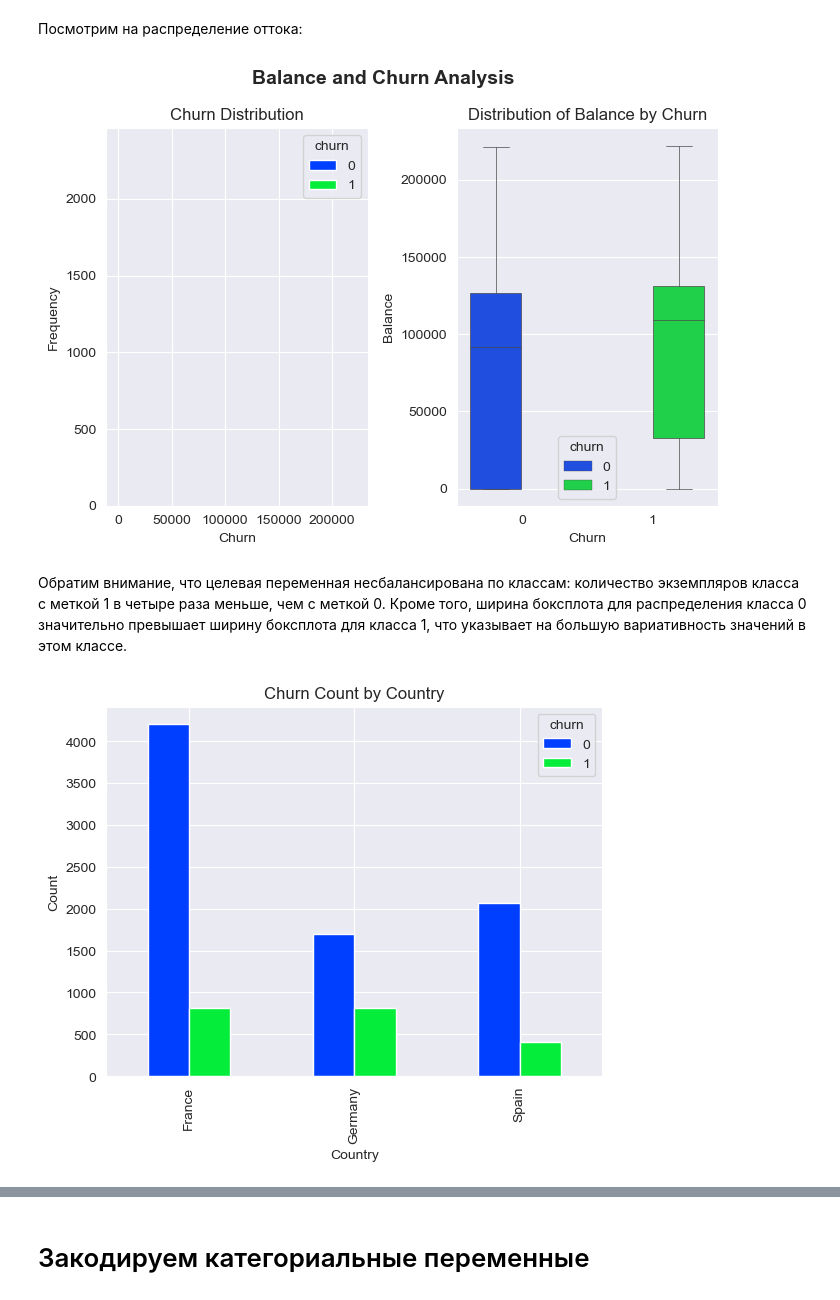
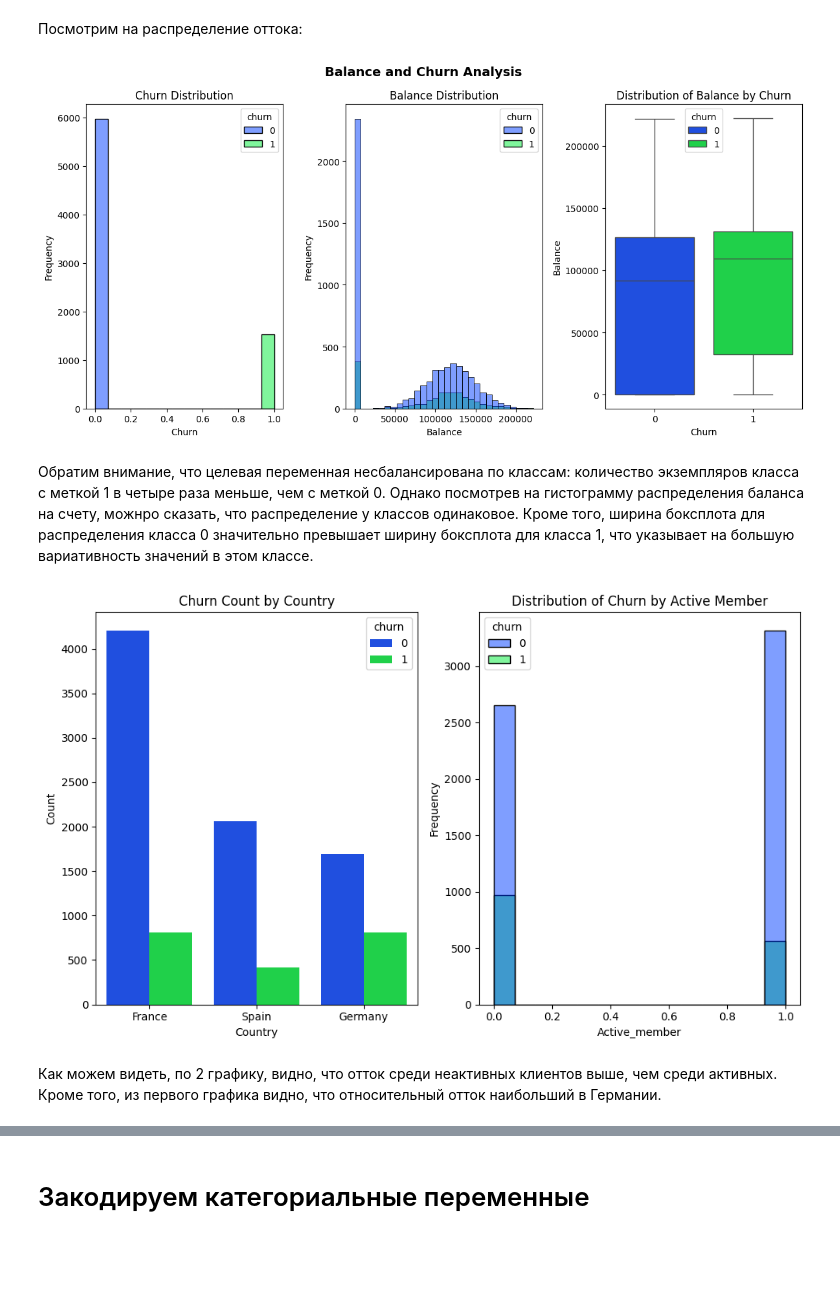
Before and after one commit to Mattheos1/andan_project, a Jupyter notebook: sample.ipynb, the cells around one changed output, grey strips where cells are left out. Drawn from its saved outputs; the diff is of its cells as text; code cells hidden in the pictures; blank space fills up the shorter version.

```diff
--- a/sample.ipynb
+++ b/sample.ipynb
@@ -131,10 +133,7 @@ df.drop(columns='customer_id', inplace=True)
 X = df.drop(columns='churn')
 y = df['churn']
 
-X_train, X_test, y_train, y_test = train_test_split(X, y, test_size=0.25, stratify=y, random_state =42)
-
-df_train = X_train.assign(churn=y_train)
-df_test = X_test.assign(churn=y_test)
+df_train, df_test = train_test_split(df, test_size=0.25, stratify=df['churn'], random_state =42)
 
 len(df_train), len(df_test)
 # %% [output]
@@ -173,35 +166,49 @@ df_train.groupby('churn')[features].mean(numeric_only=True)
 # %%
-fig, axs = plt.subplots(1, 2, figsize=(7, 5))
+fig, axs = plt.subplots(1, 3, figsize=(12, 6))
 
-# Гистограмма
-sns.histplot(data=df_train, x="balance", ax=axs[0], hue="churn", discrete=True, shrink=0.8, alpha=1.0)
+# Гистограмма для распределения классов
+sns.histplot(data=df_train, x="churn", hue="churn", ax=axs[0])
 axs[0].set_xlabel("Churn")
 axs[0].set_ylabel("Frequency")
-axs[0].set_title("Churn Distribution")
+axs[0].set_title("Churn Distribution");
+
+# Гистограмм для распределения баланса клиентов
+sns.histplot(data=df_train, x="balance", ax=axs[1], hue="churn", bins=30)
+axs[1].set_xlabel("Balance")
+axs[1].set_ylabel("Frequency")
+axs[1].set_title("Balance Distribution")
 
 # График ящика с усами (boxenplot)
-sns.boxplot(x="churn", y="balance", data=df_train, hue="churn", ax=axs[1], linewidth=0.5)
-axs[1].set_xlabel("Churn")
-axs[1].set_ylabel("Balance")
-axs[1].set_title("Distribution of Balance by Churn")
+sns.boxplot(x="churn", y="balance", data=df_train, hue="churn", ax=axs[2])
+axs[2].set_xlabel("Churn")
+axs[2].set_ylabel("Balance")
+axs[2].set_title("Distribution of Balance by Churn")
 
 # Добавление общего заголовка для всего изображения
 plt.suptitle("Balance and Churn Analysis", fontsize=14, weight='bold')
-plt.tight_layout()
-plt.show()
+plt.tight_layout();
 # %% [output]
-[figure, old version]
+[figure, new version]
 # %% [markdown]
 Обратим внимание, что целевая переменная несбалансирована по классам: количество экземпляров класса с меткой 1 в четыре раза меньше,
-чем с меткой 0. Кроме того, ширина боксплота для распределения класса 0 значительно превышает ширину боксплота для класса 1, что
-указывает на большую вариативность значений в этом классе.
+чем с меткой 0. Однако посмотрев на гистограмму распределения баланса на счету, можнро сказать, что распределение у классов одинаковое. Кроме того, ширина боксплота для распределения класса 0 значительно превышает ширину боксплота для класса 1, что указывает на большую вариативность значений в этом классе.
 # %%
-df.groupby(['country', 'churn']).churn.count().unstack().plot(kind='bar')
+fig, axs = plt.subplots(1, 2, figsize=(10, 6))
 
-# Добавление подписей осей
-plt.xlabel("Country")
-plt.ylabel("Count")
-plt.title("Churn Count by Country");
+# График количества оттоков по странам
+sns.countplot(data=df, x='country', hue='churn', ax=axs[0])
+axs[0].set_xlabel("Country")
+axs[0].set_ylabel("Count")
+axs[0].set_title("Churn Count by Country")
+
+# Гистограмма активных пользователей
+sns.histplot(data=df_train, x="active_member", hue="churn", ax=axs[1])
+axs[1].set_xlabel("Active_member")
+axs[1].set_ylabel("Frequency")
+axs[1].set_title("Distribution of Churn by Active Member");
+plt.tight_layout();
 # %% [output]
-[figure, old version]
+[figure, new version]
+# %% [markdown]
+Как можем видеть, по 2 графику, видно, что отток среди неактивных клиентов выше, чем среди активных. Кроме того, из первого графика видно, что относительный отток наибольший в Германии.
 # %%
```
Also changed, not shown: parts of 11 cells of this notebook.
